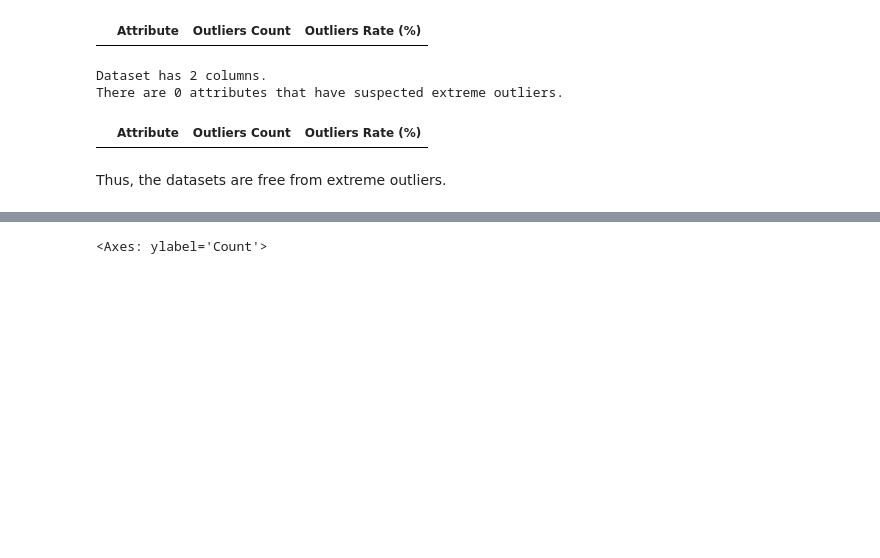
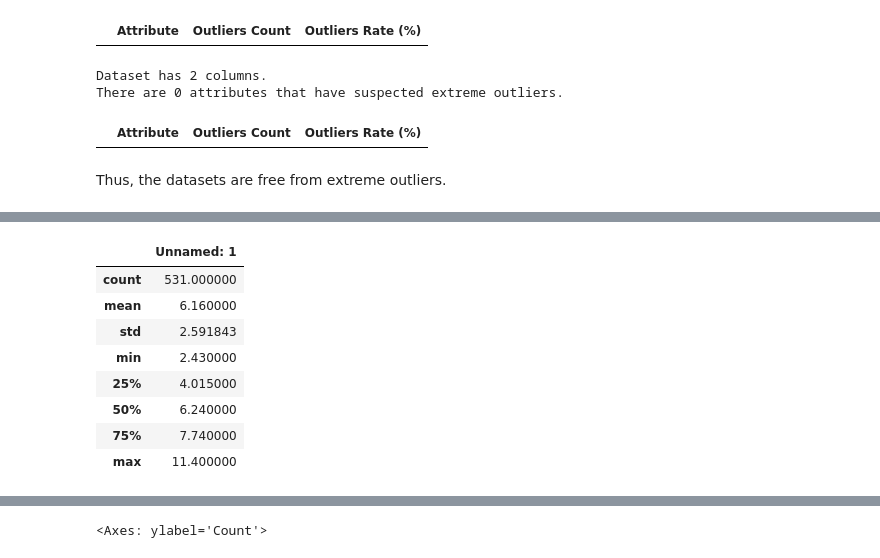
Before and after one commit to DanielEduardoLopez/SalesForecasting, a Jupyter notebook: SalesPrediction.ipynb, the cells around one changed output, grey strips where cells are left out. Drawn from its saved outputs; the diff is of its cells as text; code cells hidden in the pictures; blank space fills up the shorter version.

```diff
--- a/SalesPrediction.ipynb
+++ b/SalesPrediction.ipynb
@@ -902,6 +951,18 @@ sns.histplot(exchange_rates_df.iloc[11:,1].astype(float).to_frame())
 # %% [output]
 <Axes: ylabel='Count'>
 [drawing not drawn]
+# %%
+bonds_rates_df.iloc[11:,1].astype(float).to_frame().describe()
+# %% [output]
+|  | Unnamed: 1 |
+| count | 531.000000 |
+| mean | 6.160000 |
+| std | 2.591843 |
+| min | 2.430000 |
+| 25% | 4.015000 |
+| 50% | 6.240000 |
+| 75% | 7.740000 |
+| max | 11.400000 |
 # %%
 plot_linechart(bonds_rates_df.iloc[11:,1].astype(float).to_frame())
 # %% [output]
```
Also changed, not shown: parts of 7 cells of this notebook.
